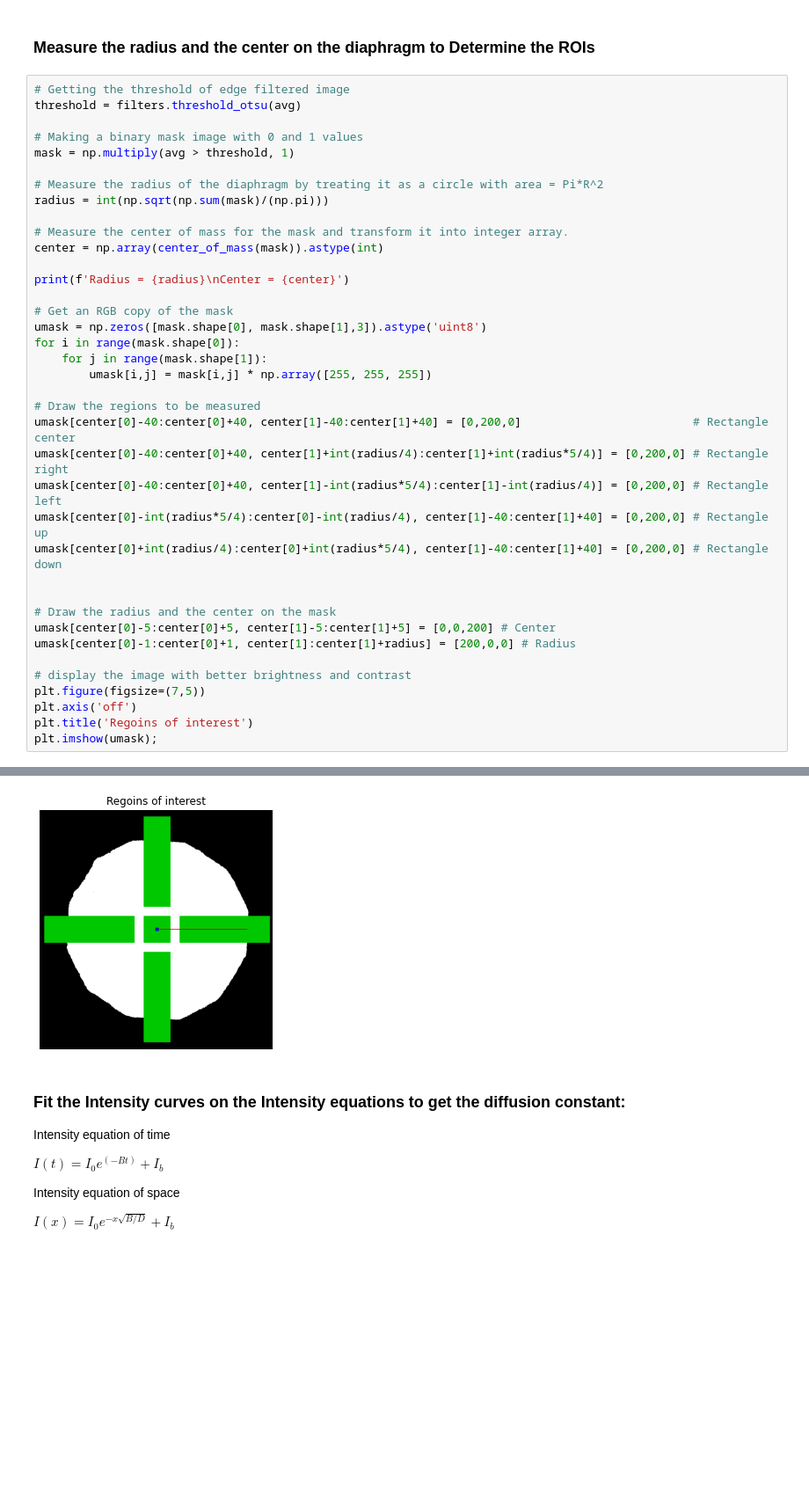
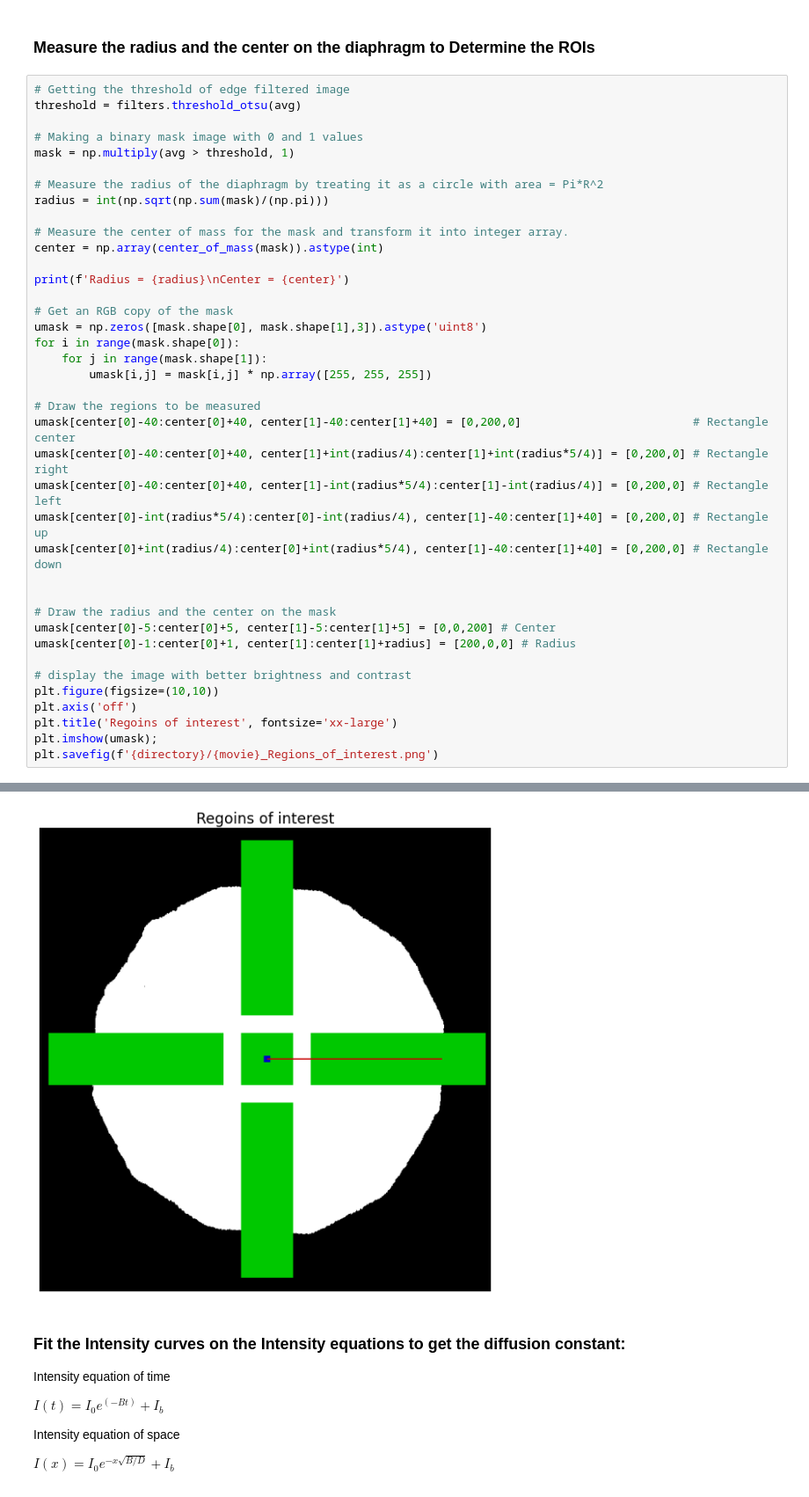
Before and after one commit to ahmed344/SLB_fluidity, a Jupyter notebook: continuous photobleaching.ipynb, the cells around one changed output, grey strips where cells are left out. Shown: that part at 88% size. Cells and saved outputs as stored; diff of their text form; blank space fills up the shorter version.

Commit message:
Save the images

```diff
--- a/continuous photobleaching.ipynb
+++ b/continuous photobleaching.ipynb
@@ -79,36 +81,37 @@ radius = int(np.sqrt(np.sum(mask)/(np.pi)))
 
 # Measure the center of mass for the mask and transform it into integer array.
 center = np.array(center_of_mass(mask)).astype(int)
 
 print(f'Radius = {radius}\nCenter = {center}')
 
 # Get an RGB copy of the mask
 umask = np.zeros([mask.shape[0], mask.shape[1],3]).astype('uint8')
 for i in range(mask.shape[0]):
     for j in range(mask.shape[1]):
         umask[i,j] = mask[i,j] * np.array([255, 255, 255])
 
 # Draw the regions to be measured
 umask[center[0]-40:center[0]+40, center[1]-40:center[1]+40] = [0,200,0]                         # Rectangle center
 umask[center[0]-40:center[0]+40, center[1]+int(radius/4):center[1]+int(radius*5/4)] = [0,200,0] # Rectangle right
 umask[center[0]-40:center[0]+40, center[1]-int(radius*5/4):center[1]-int(radius/4)] = [0,200,0] # Rectangle left
 umask[center[0]-int(radius*5/4):center[0]-int(radius/4), center[1]-40:center[1]+40] = [0,200,0] # Rectangle up
 umask[center[0]+int(radius/4):center[0]+int(radius*5/4), center[1]-40:center[1]+40] = [0,200,0] # Rectangle down
 
 
 # Draw the radius and the center on the mask
 umask[center[0]-5:center[0]+5, center[1]-5:center[1]+5] = [0,0,200] # Center
 umask[center[0]-1:center[0]+1, center[1]:center[1]+radius] = [200,0,0] # Radius
 
 # display the image with better brightness and contrast
-plt.figure(figsize=(7,5))
+plt.figure(figsize=(10,10))
 plt.axis('off')
-plt.title('Regoins of interest')
+plt.title('Regoins of interest', fontsize='xx-large')
 plt.imshow(umask);
+plt.savefig(f'{directory}/{movie}_Regions_of_interest.png')
 # %% [output]
 Radius = 269
 Center = [355 350]
-[figure, old version]
+[figure, new version]
 # %% [markdown]
 ### Fit the Intensity curves on the Intensity equations to get the diffusion constant:
 Intensity equation of time
```
Also changed, not shown: parts of 3 cells of this notebook.
